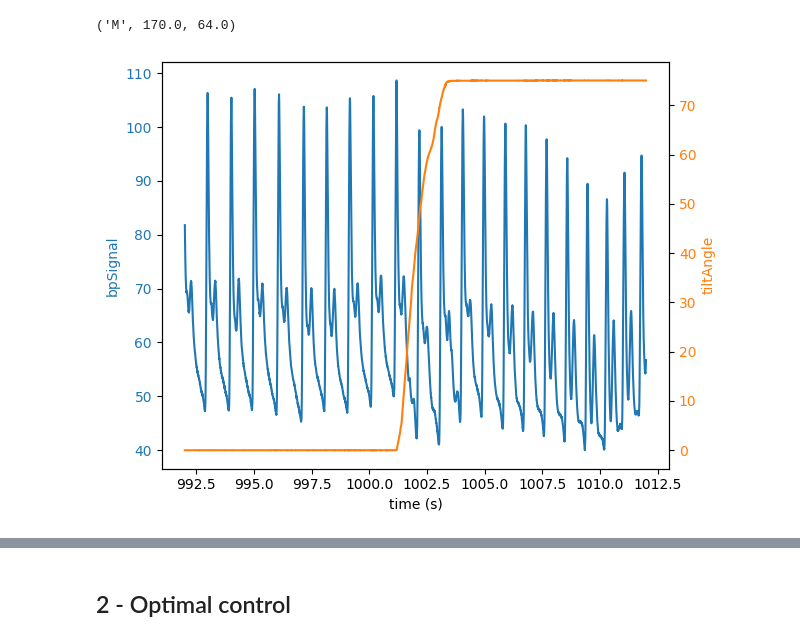
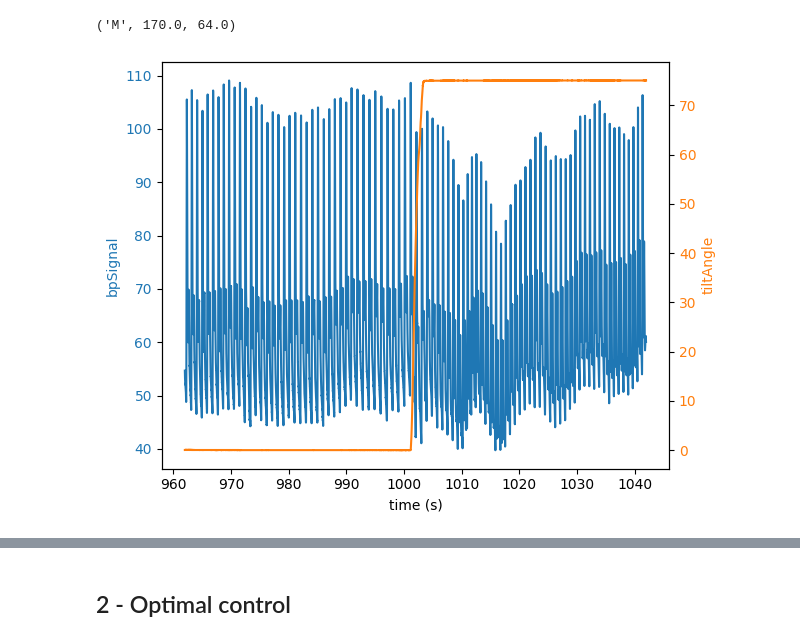
Before and after one commit to sabrinaliu/AA203-CV-OC, a Jupyter notebook: visualizeData.ipynb, the cells around one changed output, grey strips where cells are left out. Saved outputs shown, nothing was run; the diff lists cells and outputs as text; code cells hidden in the pictures.

```diff
--- a/visualizeData.ipynb
+++ b/visualizeData.ipynb
@@ -36,30 +39,30 @@ sex, height, weight
 # %% [output]
 ('M', 170.0, 64.0)
 # %%
-startTime = 992 # in seconds
-endTime = 1012 # in seconds
+startTime = 962 # in seconds
+endTime = 1042 # in seconds
 
 startIdx = startTime * fs
 endIdx = endTime * fs
 
 bpSignal = bpRaw[startIdx:endIdx]
 tiltAngle = tiltAngleRaw[startIdx:endIdx]
 timeWindow = time[startIdx:endIdx]
 
 fig, ax1 = plt.subplots()
 color = 'tab:blue'
 ax1.set_xlabel('time (s)')
 ax1.set_ylabel('bpSignal', color=color)
 ax1.plot(timeWindow, bpSignal, color=color)
 ax1.tick_params(axis='y', labelcolor=color)
 
 ax2 = ax1.twinx()
 color = 'tab:orange'
 ax2.set_ylabel('tiltAngle', color=color)
 ax2.plot(timeWindow, tiltAngle, color=color)
 ax2.tick_params(axis='y', labelcolor=color)
 
 fig.tight_layout()
 plt.show()
 # %% [output]
-[figure, old version]
+[figure, new version]
```
Also changed, not shown: parts of 10 cells of this notebook, 2 other files.
